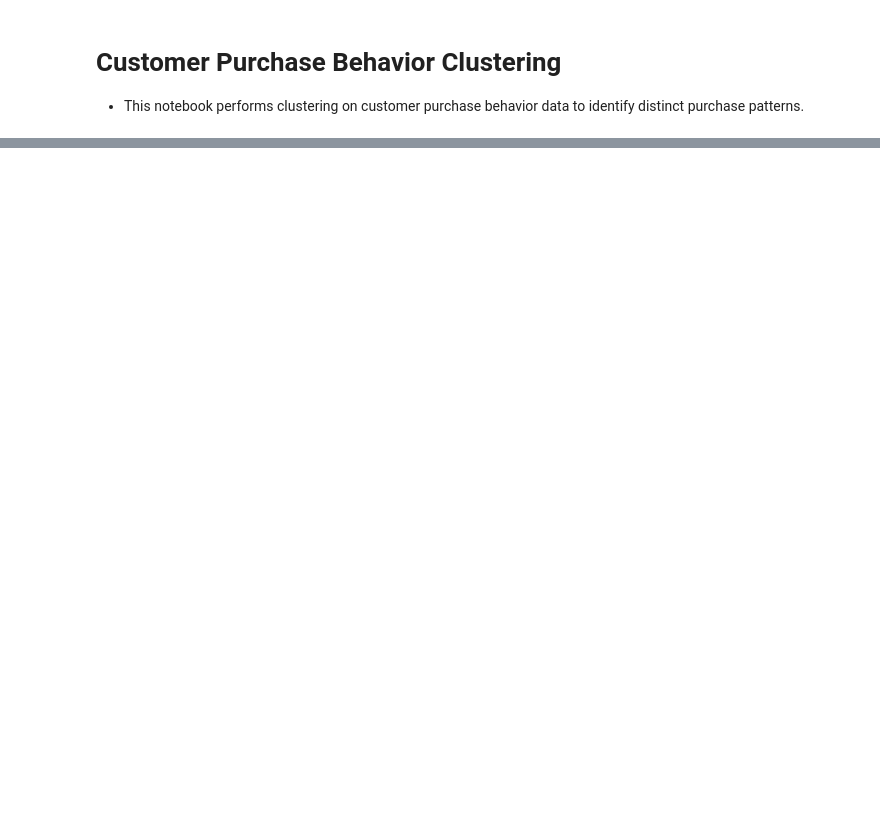
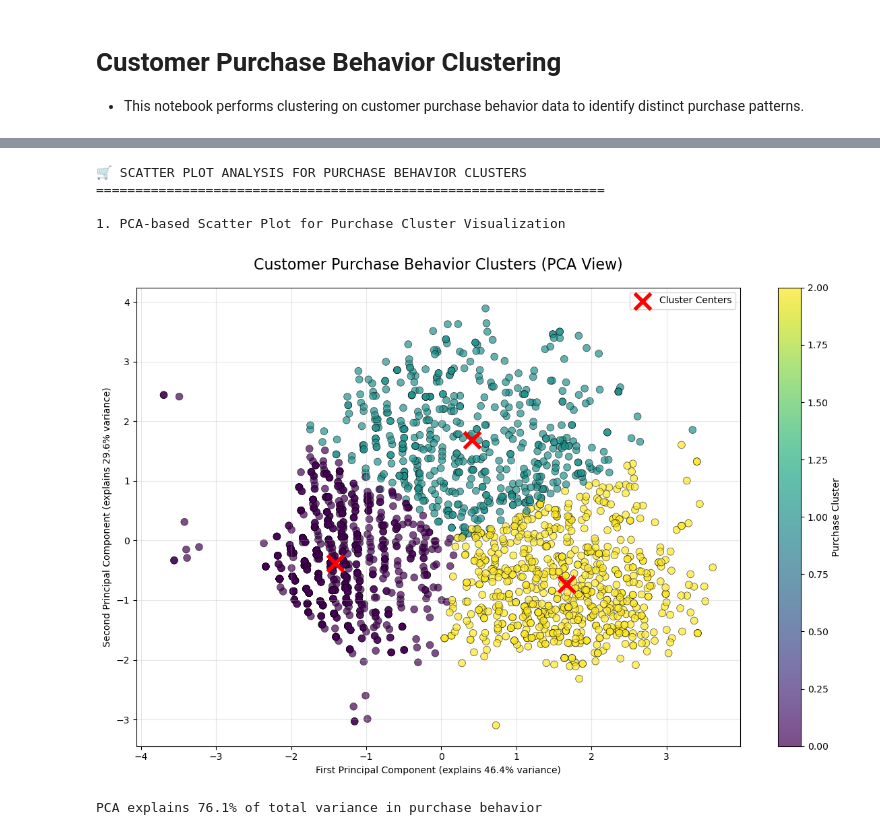
Before and after one commit to martinaainembabazi/GROUP-D-DATA-SCIENCE-PROJECT-ON-CUSTOMER-SEGMENTATION, a Jupyter notebook: purchaseclusters.ipynb, the cells around one changed output, grey strips where cells are left out. Drawn from its saved outputs; the diff is of its cells as text; code cells hidden in the pictures; blank space fills up the shorter version.

Commit message:
added scatter plots to clusters

```diff
--- a/purchaseclusters.ipynb
+++ b/purchaseclusters.ipynb
@@ -135,3 +140,45 @@ for cluster in range(len(channel_ratios)):
 Cluster 0 favorite channel: Deals (inf%)
 Cluster 1 favorite channel: Store (43.99%)
 Cluster 2 favorite channel: Store (44.20%)
+# %%
+import numpy as np
+import seaborn as sns
+from sklearn.decomposition import PCA
+
+# Set style for better plots
+plt.style.use('default')
+sns.set_palette("husl")
+
+print("🛒 SCATTER PLOT ANALYSIS FOR PURCHASE BEHAVIOR CLUSTERS")
+print("="*65)
+
+# 1. PCA Scatter Plot - Most comprehensive view of purchase patterns
+print("\n1. PCA-based Scatter Plot for Purchase Cluster Visualization")
+pca = PCA(n_components=2)
+X_pca = pca.fit_transform(X_behavior)
+
+plt.figure(figsize=(12, 8))
+scatter = plt.scatter(X_pca[:, 0], X_pca[:, 1], c=df['PurchaseCluster'],
+                     cmap='viridis', alpha=0.7, s=60, edgecolors='black', linewidth=0.5)
+plt.colorbar(scatter, label='Purchase Cluster')
+plt.xlabel(f'First Principal Component (explains {pca.explained_variance_ratio_[0]:.1%} variance)')
+plt.ylabel(f'Second Principal Component (explains {pca.explained_variance_ratio_[1]:.1%} variance)')
+plt.title('Customer Purchase Behavior Clusters (PCA View)', fontsize=16, pad=20)
+plt.grid(True, alpha=0.3)
+
+# Add cluster centers
+centers_pca = pca.transform(kmeans.cluster_centers_)
+plt.scatter(centers_pca[:, 0], centers_pca[:, 1], c='red', marker='x',
+           s=300, linewidths=4, label='Cluster Centers')
+plt.legend()
+plt.tight_layout()
+plt.show()
+
+print(f"PCA explains {sum(pca.explained_variance_ratio_):.1%} of total variance in purchase behavior")
+# %% [output]
+🛒 SCATTER PLOT ANALYSIS FOR PURCHASE BEHAVIOR CLUSTERS
+=================================================================
+
+1. PCA-based Scatter Plot for Purchase Cluster Visualization
+[figure, added]
+PCA explains 76.1% of total variance in purchase behavior
```
Also changed, not shown: parts of 3 cells of this notebook, 7 other files.
